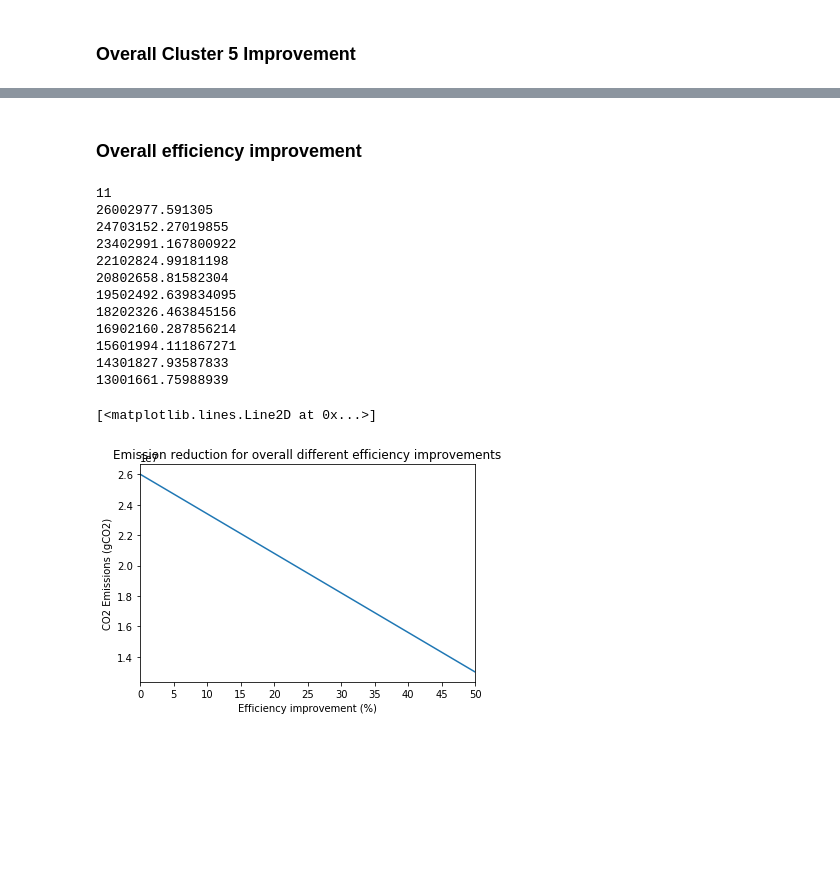
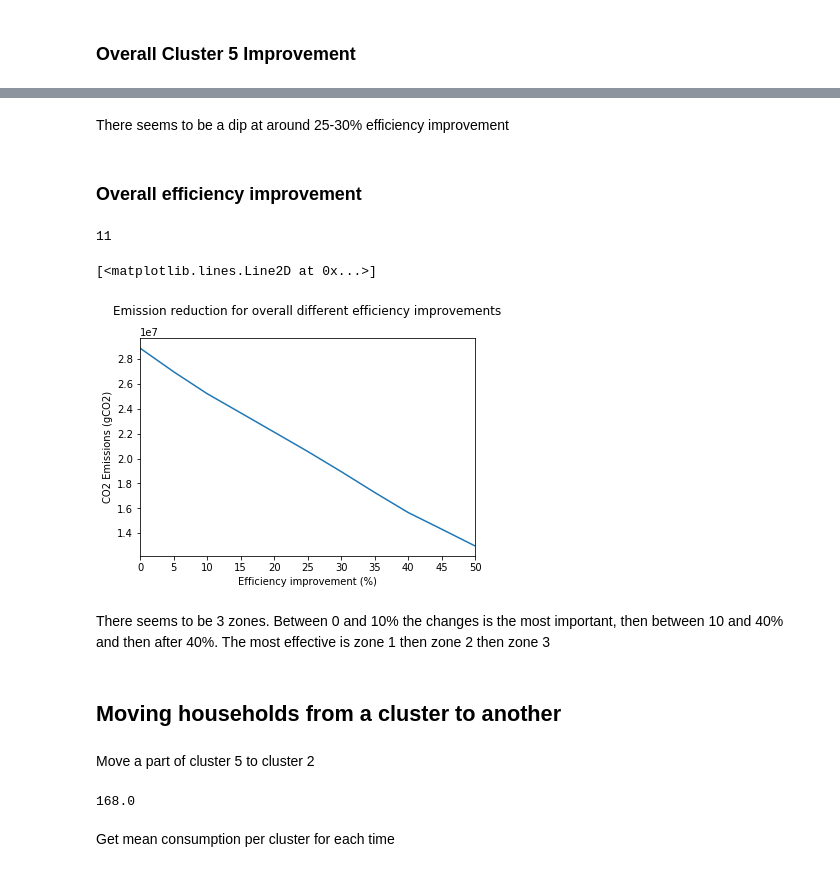
Before and after one commit to Nicolaskirsch2000/BASc-Dissertation, a Jupyter notebook: London scenario analysis .ipynb, the cells around one changed output, grey strips where cells are left out. Drawn from its saved outputs; the diff is of its cells as text; code cells hidden in the pictures; blank space fills up the shorter version.

```diff
--- a/London scenario analysis .ipynb
+++ b/London scenario analysis .ipynb
@@ -62,7 +65,7 @@ z = df.iloc[range(0,168),-3]
 week["CO2_intensity"] = z
 
 train_data, test_data = train_test_split(week, train_size = 0.8, random_state = 3)
-rf = RandomForestRegressor(max_depth=5, random_state=0)
+rf = RandomForestRegressor(max_depth=None, min_samples_split = 2)
 
 X_train = np.array(train_data[['consumption_kWh','day','hour']],
                    dtype = pd.Series)
@@ -210,21 +158,26 @@ c5_eff["efficiency"] = 1
 for i in range(len(decrease)) :
 
     c5_eff["efficiency"] = c5_eff["efficiency"].where(
-        eff["Cluster"] != 4 , decrease[i])
+        c5_eff["Cluster"] != 4 , decrease[i])
     c5_eff["consumption_kWh1"] = c5_eff["consumption_kWh"]*c5_eff["efficiency"]
 
-    c5_eff["CO2_intensity"] = rf.predict(np.array(c5_eff[['consumption_kWh','day','hour']],
+    a = c5_eff.groupby(c5_eff.index)["consumption_kWh1"].apply(lambda x: np.sum(x)).to_frame()
+    a["day"] = a.index.str[:1]
+    a["hour"] = a.index.str[1:]
+
+    a['CO2_intensity'] = rf.predict(np.array(a[['consumption_kWh1','day','hour']],
                     dtype = pd.Series))
 
-    c5_eff["Emissions"] = c5_eff["consumption_kWh"]*eff["CO2_intensity"]
-    cluster_emissions = c5_eff.groupby('Cluster')["Emissions"].apply(lambda x: np.sum(x
-                                                                      )).to_frame()
-    result[i] = cluster_emissions.iloc[4,0]
+
+    a["Emissions"] = a["consumption_kWh1"]*a["CO2_intensity"]
+
+
+    result[i] = a["Emissions"].sum()
 
 plt.xlim(1, 0.5)
 plt.ylabel("CO2 Emissions (gCO2)")
 plt.xlabel("Efficiency improvement (%)")
-plt.title("Emission reduction for overall different efficiency improvements in cluster 5")
+plt.title("Emission reduction for overall different efficiency improvements in cluster 5", y = 1.08)
 my_xticks = [0,5,10,15,20,25,30,35,40,45,50]
 plt.xticks(decrease,my_xticks)
 plt.plot(decrease,result)
@@ -250,53 +188,59 @@ c5_eff.tail()
+# %% [markdown]
+There seems to be a dip at around 25-30% efficiency improvement
 # %% [markdown]
 ### Overall efficiency improvement
 # %%
 ov_eff = df.copy()
 
 decrease = np.arange(1, 0.45, -0.05)
 result = [None]*len(decrease)
 print(len(decrease))
 
 columns = decrease
 
 df1 = pd.DataFrame(columns = columns)
 
 ov_eff["efficiency"] = 1
 for i in range(len(decrease)) :
 
     ov_eff["efficiency"] = decrease[i]
     ov_eff["consumption_kWh1"] = ov_eff["consumption_kWh"]*ov_eff["efficiency"]
     #print(ov_eff["consumption_kWh1"])
+    a = ov_eff.groupby(ov_eff.index)["consumption_kWh1"].apply(lambda x: np.sum(x)).to_frame()
+    a["day"] = a.index.str[:1]
+    a["hour"] = a.index.str[1:]
 
-    #ov_eff.iloc[]
-    ov_eff["CO2_intensity"] = rf.predict(np.array(ov_eff[['consumption_kWh1','day','hour']],
+    a['CO2_intensity'] = rf.predict(np.array(a[['consumption_kWh1','day','hour']],
                     dtype = pd.Series))
+
     #ov_eff["CO2_intensity"]
-    ov_eff["Emissions"] = ov_eff["consumption_kWh1"]*ov_eff["CO2_intensity"]
+    a["Emissions"] = a["consumption_kWh1"]*a["CO2_intensity"]
 
-    result1[i] = ov_eff["Emissions"].sum()
-    print(ov_eff["Emissions"].sum())
+    result[i] = a["Emissions"].sum()
+    #print(ov_eff["Emissions"].sum())
 
 plt.xlim(1, 0.5)
 plt.ylabel("CO2 Emissions (gCO2)")
 plt.xlabel("Efficiency improvement (%)")
-plt.title("Emission reduction for overall different efficiency improvements")
+plt.title("Emission reduction for overall different efficiency improvements",y=1.08)
 my_xticks = [0,5,10,15,20,25,30,35,40,45,50]
 plt.xticks(decrease,my_xticks)
-plt.plot(decrease,result1)
+plt.plot(decrease,result)
 #ov_eff['CO2_intensity']
 # %% [output]
 11
-26002977.591305
-24703152.27019855
-23402991.167800922
-22102824.99181198
-20802658.81582304
-19502492.639834095
-18202326.463845156
-16902160.287856214
-15601994.111867271
-14301827.93587833
-13001661.75988939
 [<matplotlib.lines.Line2D at 0x...>]
-[figure, old version]
+[figure, new version]
+# %% [markdown]
+There seems to be 3 zones. Between 0 and 10% the changes is the most important, then between 10 and 40% and then after 40%. The most effective is zone 1 then zone 2 then zone 3
+# %% [markdown]
+## Moving households from a cluster to another
+# %% [markdown]
+Move a part of cluster 5 to cluster 2
+# %%
+len(clus)/5
+# %% [output]
+168.0
+# %% [markdown]
+Get mean consumption per cluster for each time
 # %%
```
Also changed, not shown: parts of 22 cells of this notebook, 5 other files.
